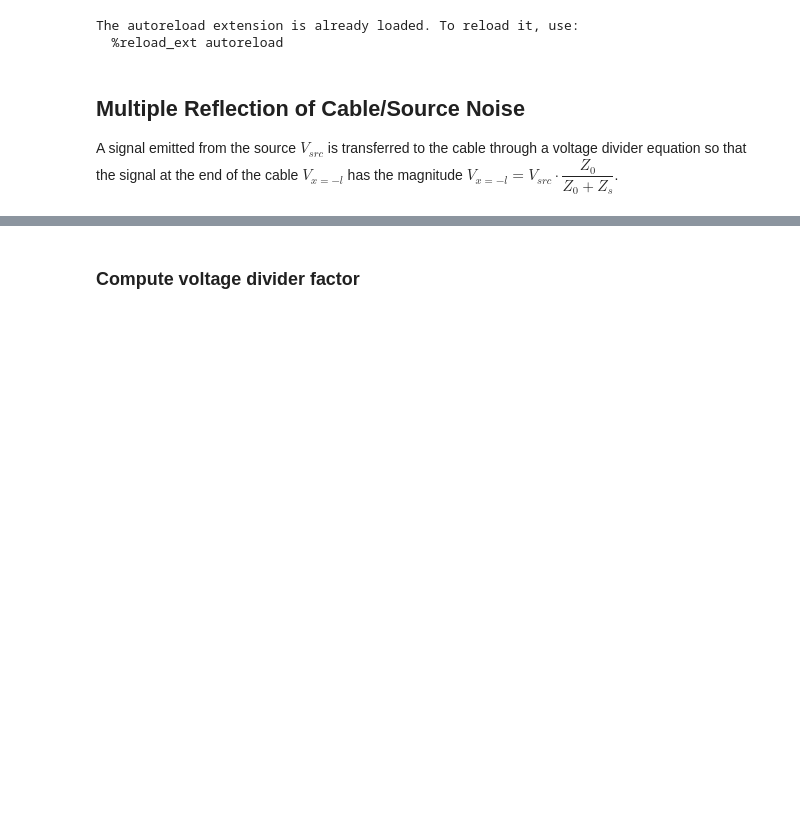
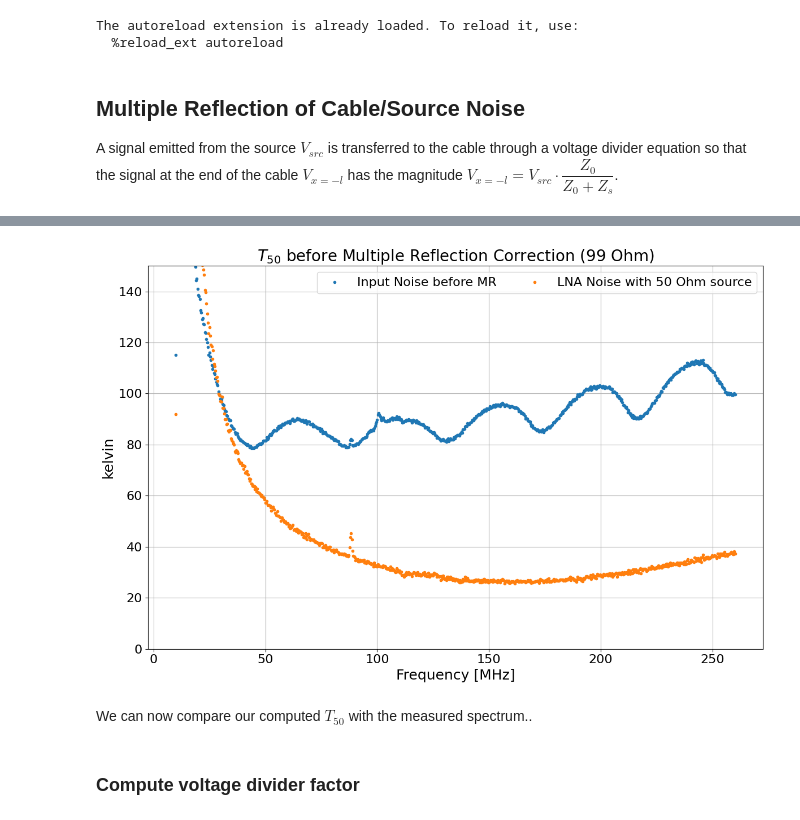
Before and after one commit to JoyYTZhou/RF_Math, a Jupyter notebook: notebooks/multiple_reflection.ipynb, the cells around one changed output, grey strips where cells are left out. Cells and saved outputs as stored; diff of their text form; code cells hidden in the pictures; blank space fills up the shorter version.

```diff
--- a/notebooks/multiple_reflection.ipynb
+++ b/notebooks/multiple_reflection.ipynb
@@ -36,0 +148,16 @@ Zs = 99
+# %%
+g_mr_ntwk = g_mr_ntwk.interpolate(input_spec.f)
+
+power_g_mr = g_mr_ntwk.s[:,0,0]**2
+
+input_noise = Spectrum(frequency=input_spec.f, spectrum=input_spec.s/power_g_mr,
+    name='Input Noise before MR')
+# %%
+LNA_noise_50 = Spectrum(LNA_thermo.f, LNA_thermo.T_dut, name='LNA Noise with 50 Ohm source')
+plotter.plot_spectra([input_noise, LNA_noise_50],
+    y_range=(0, 150), marker='o', ls='', ms=3, ylabel='kelvin',
+    title=r'$T_{50}$ before Multiple Reflection Correction (99 Ohm)')
+# %% [output]
+[figure, added]
+# %% [markdown]
+We can now compare our computed $T_{50}$ with the measured spectrum..
```
Also changed, not shown: parts of 19 cells of this notebook, 9 other files.
